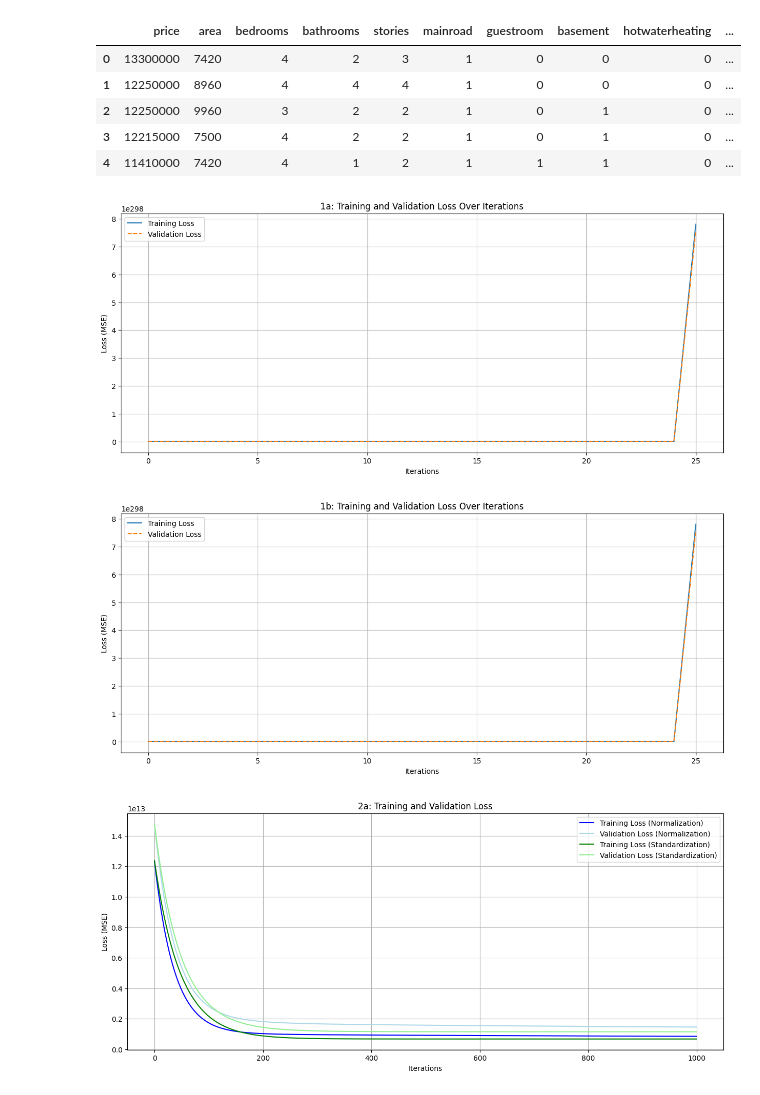
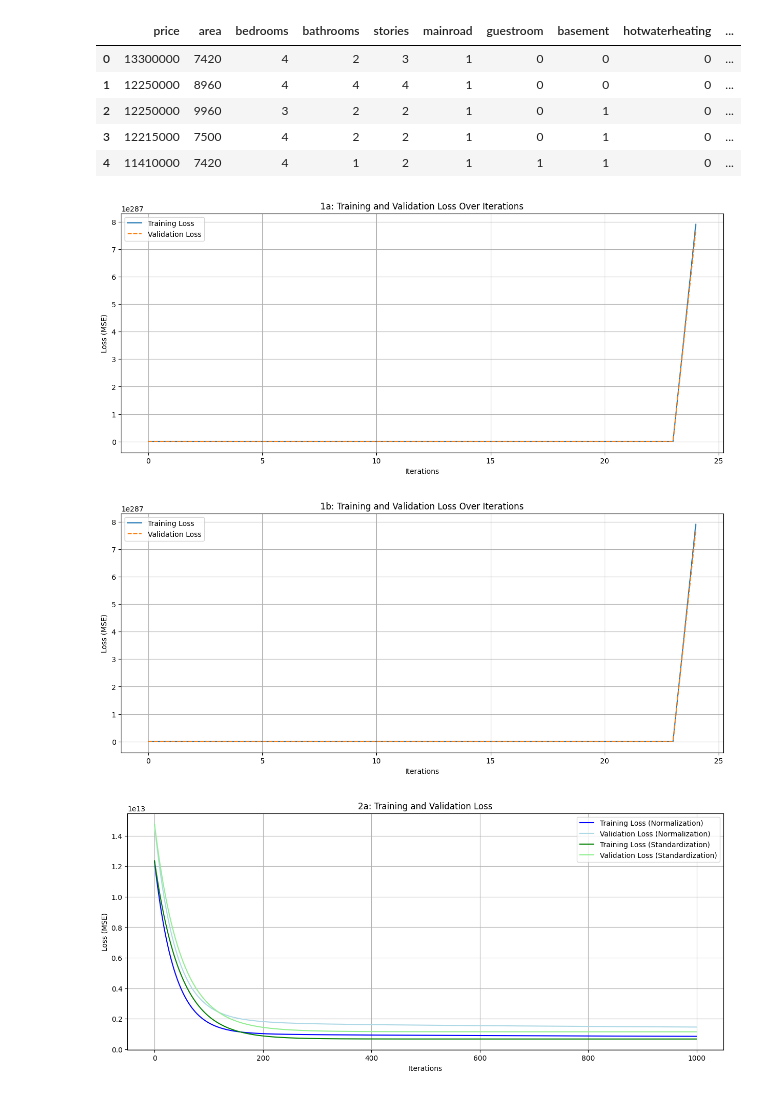
Before and after one commit to nathon-tadeo/Intro-to-ML, a Jupyter notebook: homework_2_intro_to_ml.ipynb, the cells around one changed output. Drawn from its saved outputs; the diff is of its cells as text; code cells hidden in the pictures.

```diff
--- a/homework_2_intro_to_ml.ipynb
+++ b/homework_2_intro_to_ml.ipynb
@@ -54,35 +54,35 @@ def gradient_descent(X_train, y_train, X_val, y_val, theta, learning_rate, itera
 x1 = housing[['area', 'bedrooms', 'bathrooms', 'stories', 'parking']].values
 y = housing['price'].values
 
 # Add bias term, reshape, stack
 X = np.hstack([np.ones((x1.shape[0], 1)), x1])
 
 # Split data into training (80%) and validation (20%)
 from sklearn.model_selection import train_test_split
 np.random.seed(0)
 X_train, X_val, y_train, y_val = train_test_split(X, y, train_size=0.8, test_size=0.2, random_state=42)
 
 # Initialize theta (parameters) to zeros
 theta = np.zeros(X_train.shape[1])
 
 learning_rate = 0.01
-iterations = 1000
+iterations = 25
 
 # Model with gradient decent
 theta, training_loss_history, validation_loss_history = gradient_descent(X_train, y_train, X_val, y_val, theta, learning_rate, iterations)
 
 #Plot the training and validation loss
 plt.figure(figsize=(15, 6))
 plt.plot(range(iterations), training_loss_history, label='Training Loss')
 plt.plot(range(iterations), validation_loss_history, label='Validation Loss', linestyle='--')
 plt.title('1a: Training and Validation Loss Over Iterations')
 plt.xlabel('Iterations')
 plt.ylabel('Loss (MSE)')
 plt.legend()
 plt.grid(True)
 plt.show()
 # %% [output]
-[figure, old version]
+[figure, new version]
 # %%
 # Problem 1b
 x2 = housing[['area', 'bedrooms', 'bathrooms', 'stories', 'mainroad', 'guestroom', 'basement','hotwaterheating', 'airconditioning', 'parking', 'prefarea']].values
@@ -100,7 +100,7 @@ X_train, X_val, y_train, y_val = train_test_split(X, y, train_size=0.8, test_siz
 theta = np.zeros(X_train.shape[1])
 
 learning_rate = 0.01
-iterations = 1000
+iterations = 25
 
 # Model with gradient decent
 theta, training_loss_history, validation_loss_history = gradient_descent(X_train, y_train, X_val, y_val, theta, learning_rate, iterations)
@@ -116,7 +116,7 @@ plt.legend()
 plt.grid(True)
 plt.show()
 # %% [output]
-[figure, old version]
+[figure, new version]
 # %%
 def normalize_data(X_train, X_val):
     from sklearn.preprocessing import MinMaxScaler, StandardScaler
```
